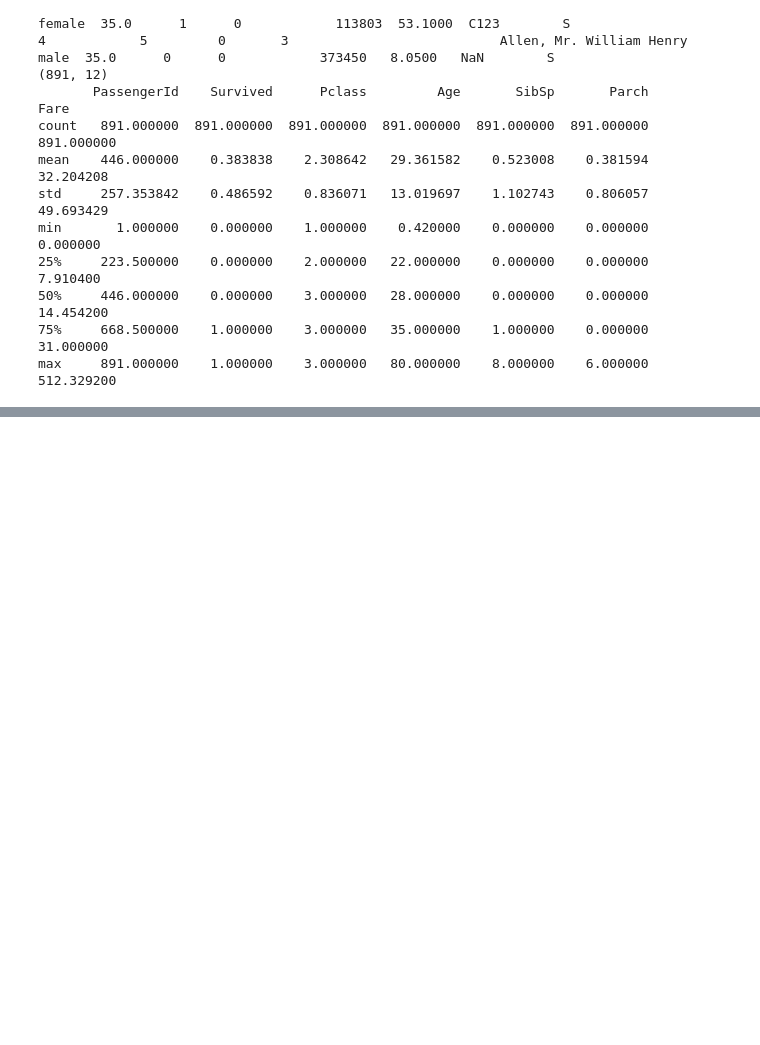
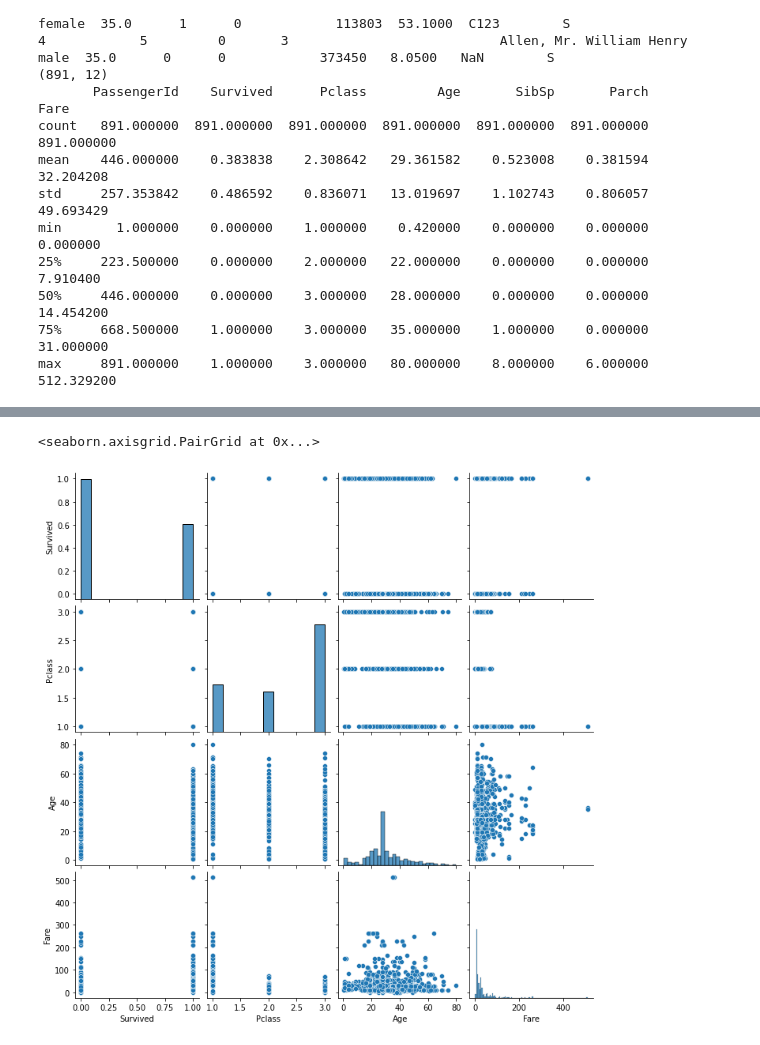
Before and after one commit to MykolaPinchuk/Kaggle, a Jupyter notebook: titanic-finalproject_ibm_ml1.ipynb, the cells around one changed output, grey strips where cells are left out. Cells and saved outputs as stored; diff of their text form; code cells hidden in the pictures; blank space fills up the shorter version.

```diff
--- a/titanic-finalproject_ibm_ml1.ipynb
+++ b/titanic-finalproject_ibm_ml1.ipynb
@@ -62,3 +65,8 @@ max     891.000000    1.000000    3.000000   80.000000    8.000000    6.000000
+# %%
+sns.pairplot(df[['Survived', 'Pclass', 'Age', 'Fare']])
+# %% [output]
+<seaborn.axisgrid.PairGrid at 0x...>
+[figure, added]
 # %%
 #%% Encode categorical variables ###
 
```
Also changed, not shown: parts of 4 cells of this notebook.
